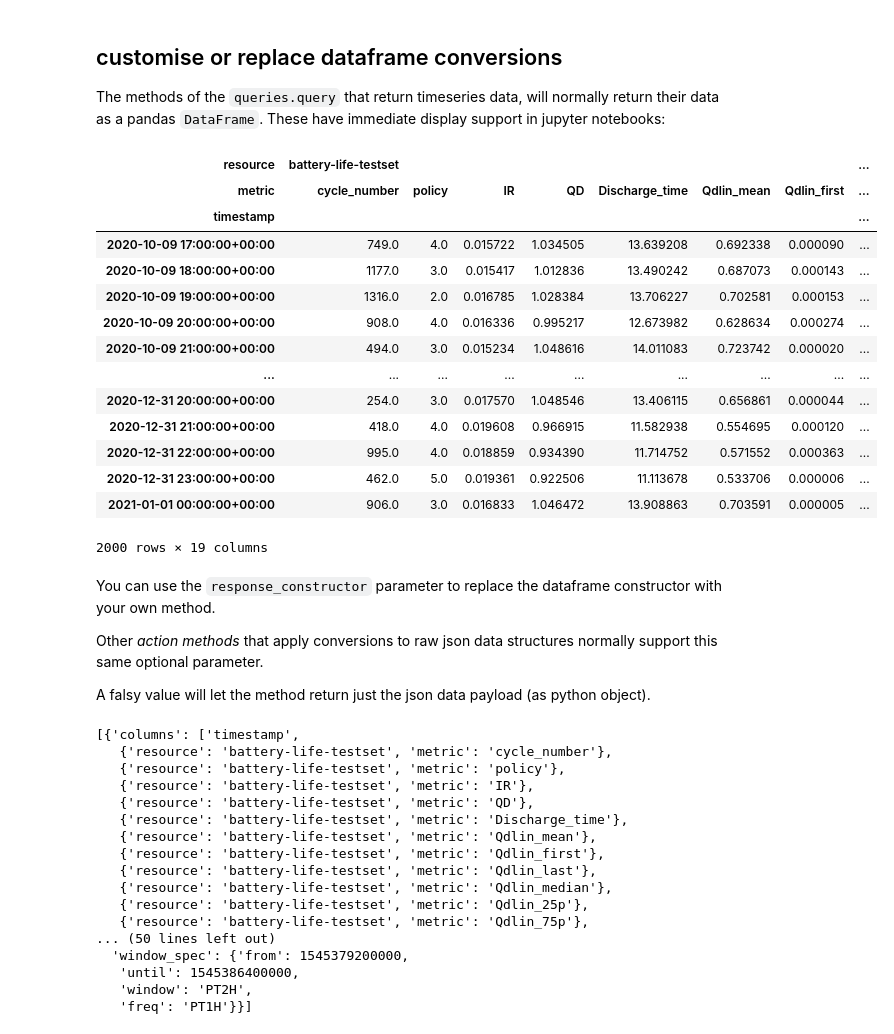
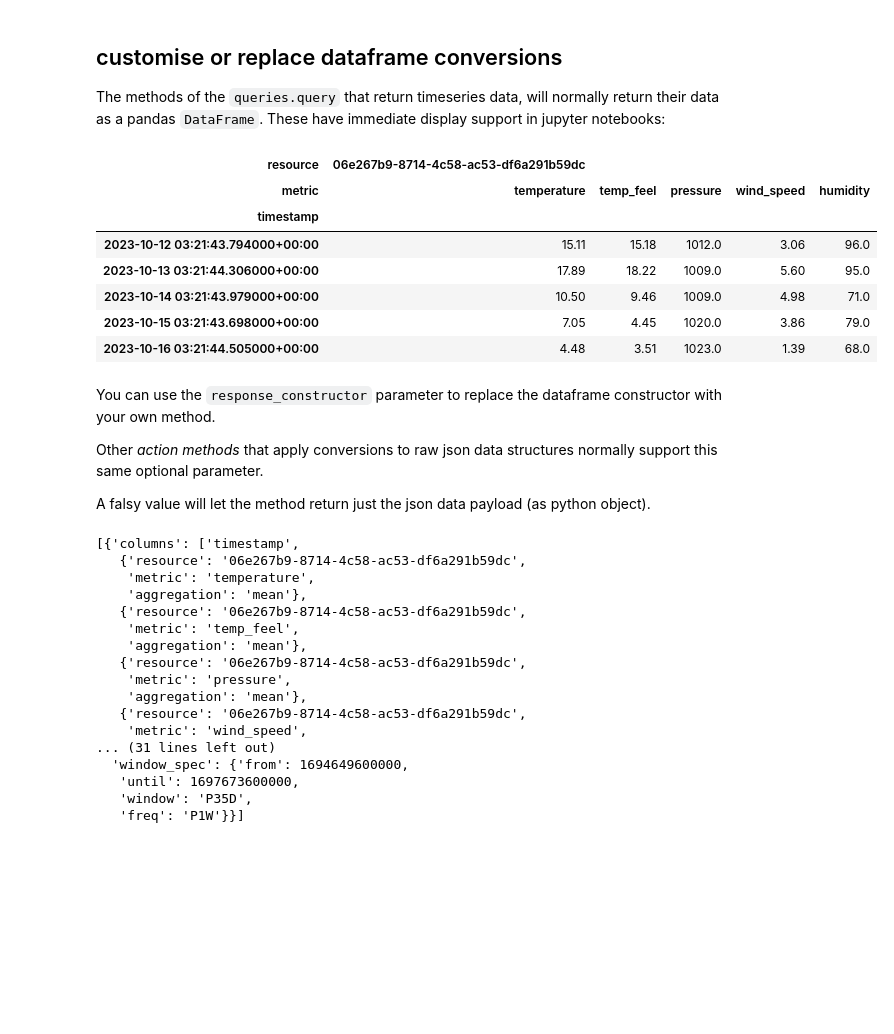
Before and after one commit to waylayio/demo-general, a Jupyter notebook: python-sdk/general/Making REST calls.ipynb, the cells around one changed output. Saved outputs shown, nothing was run; the diff lists cells and outputs as text; code cells hidden in the pictures; blank space fills up the shorter version.

```diff
--- a/python-sdk/general/Making REST calls.ipynb
+++ b/python-sdk/general/Making REST calls.ipynb
@@ -180,27 +180,20 @@ waylay_client.queries.query.get('battery-life-testset', select_path=['attrs','mo
 # %% [markdown]
 ## customise or replace dataframe conversions
 The methods of the `queries.query` that return timeseries data, will normally return their data as a pandas `DataFrame`. These have immediate display support in jupyter notebooks:
-# %%
-waylay_client.queries.query.execute(
-    'battery-life-testset',
-    params={ "until": "16-08-2021" }
-)
-# %% [output]
-| resource | battery-life-testset |  |  |  |  |  |  | ... |
-| metric | cycle_number | policy | IR | QD | Discharge_time | Qdlin_mean | Qdlin_first | ... |
-| timestamp |  |  |  |  |  |  |  | ... |
-| 2020-10-09 17:00:00+00:00 | 749.0 | 4.0 | 0.015722 | 1.034505 | 13.639208 | 0.692338 | 0.000090 | ... |
-| 2020-10-09 18:00:00+00:00 | 1177.0 | 3.0 | 0.015417 | 1.012836 | 13.490242 | 0.687073 | 0.000143 | ... |
-| 2020-10-09 19:00:00+00:00 | 1316.0 | 2.0 | 0.016785 | 1.028384 | 13.706227 | 0.702581 | 0.000153 | ... |
-| 2020-10-09 20:00:00+00:00 | 908.0 | 4.0 | 0.016336 | 0.995217 | 12.673982 | 0.628634 | 0.000274 | ... |
-| 2020-10-09 21:00:00+00:00 | 494.0 | 3.0 | 0.015234 | 1.048616 | 14.011083 | 0.723742 | 0.000020 | ... |
-| ... | ... | ... | ... | ... | ... | ... | ... | ... |
-| 2020-12-31 20:00:00+00:00 | 254.0 | 3.0 | 0.017570 | 1.048546 | 13.406115 | 0.656861 | 0.000044 | ... |
-| 2020-12-31 21:00:00+00:00 | 418.0 | 4.0 | 0.019608 | 0.966915 | 11.582938 | 0.554695 | 0.000120 | ... |
-| 2020-12-31 22:00:00+00:00 | 995.0 | 4.0 | 0.018859 | 0.934390 | 11.714752 | 0.571552 | 0.000363 | ... |
-| 2020-12-31 23:00:00+00:00 | 462.0 | 5.0 | 0.019361 | 0.922506 | 11.113678 | 0.533706 | 0.000006 | ... |
-| 2021-01-01 00:00:00+00:00 | 906.0 | 3.0 | 0.016833 | 1.046472 | 13.908863 | 0.703591 | 0.000005 | ... |
-2000 rows × 19 columns
+# %%
+waylay_client=WaylayClient.from_profile('staging')
+waylay_client.queries.query.execute(
+    'weatherHistoryDaily'
+)
+# %% [output]
+| resource | 06e267b9-8714-4c58-ac53-df6a291b59dc |  |  |  |  |
+| metric | temperature | temp_feel | pressure | wind_speed | humidity |
+| timestamp |  |  |  |  |  |
+| 2023-10-12 03:21:43.794000+00:00 | 15.11 | 15.18 | 1012.0 | 3.06 | 96.0 |
+| 2023-10-13 03:21:44.306000+00:00 | 17.89 | 18.22 | 1009.0 | 5.60 | 95.0 |
+| 2023-10-14 03:21:43.979000+00:00 | 10.50 | 9.46 | 1009.0 | 4.98 | 71.0 |
+| 2023-10-15 03:21:43.698000+00:00 | 7.05 | 4.45 | 1020.0 | 3.86 | 79.0 |
+| 2023-10-16 03:21:44.505000+00:00 | 4.48 | 3.51 | 1023.0 | 1.39 | 68.0 |
 # %% [markdown]
 You can use the `response_constructor` parameter to replace the dataframe constructor with your own method.
 
@@ -209,28 +202,28 @@ Other _action methods_ that apply conversions to raw json data structures normal
 A falsy value will let the method return just the json data payload (as python object).
 # %%
 waylay_client.queries.query.execute(
-    'battery-life-testset',
-    params={'window': 'PT1H'},
+    'weatherHistoryDaily',
+    params={ 'from': '-P30D', 'freq': 'P7D', 'aggregation': 'max'},
     response_constructor=False
 )
 # %% [output]
 [{'columns': ['timestamp',
-   {'resource': 'battery-life-testset', 'metric': 'cycle_number'},
-   {'resource': 'battery-life-testset', 'metric': 'policy'},
-   {'resource': 'battery-life-testset', 'metric': 'IR'},
-   {'resource': 'battery-life-testset', 'metric': 'QD'},
-   {'resource': 'battery-life-testset', 'metric': 'Discharge_time'},
-   {'resource': 'battery-life-testset', 'metric': 'Qdlin_mean'},
-   {'resource': 'battery-life-testset', 'metric': 'Qdlin_first'},
-   {'resource': 'battery-life-testset', 'metric': 'Qdlin_last'},
-   {'resource': 'battery-life-testset', 'metric': 'Qdlin_median'},
-   {'resource': 'battery-life-testset', 'metric': 'Qdlin_25p'},
-   {'resource': 'battery-life-testset', 'metric': 'Qdlin_75p'},
-... (50 lines left out)
-  'window_spec': {'from': 1545379200000,
-   'until': 1545386400000,
-   'window': 'PT2H',
-   'freq': 'PT1H'}}]
+   {'resource': '06e267b9-8714-4c58-ac53-df6a291b59dc',
+    'metric': 'temperature',
+    'aggregation': 'mean'},
+   {'resource': '06e267b9-8714-4c58-ac53-df6a291b59dc',
+    'metric': 'temp_feel',
+    'aggregation': 'mean'},
+   {'resource': '06e267b9-8714-4c58-ac53-df6a291b59dc',
+    'metric': 'pressure',
+    'aggregation': 'mean'},
+   {'resource': '06e267b9-8714-4c58-ac53-df6a291b59dc',
+    'metric': 'wind_speed',
+... (31 lines left out)
+  'window_spec': {'from': 1694649600000,
+   'until': 1697673600000,
+   'window': 'P35D',
+   'freq': 'P1W'}}]
 # %%
 # return a map with timestamps as keys, the observation values as value.
 waylay_client.queries.query.execute(
```
Also changed, not shown: parts of 4 cells of this notebook, 14 other files.
